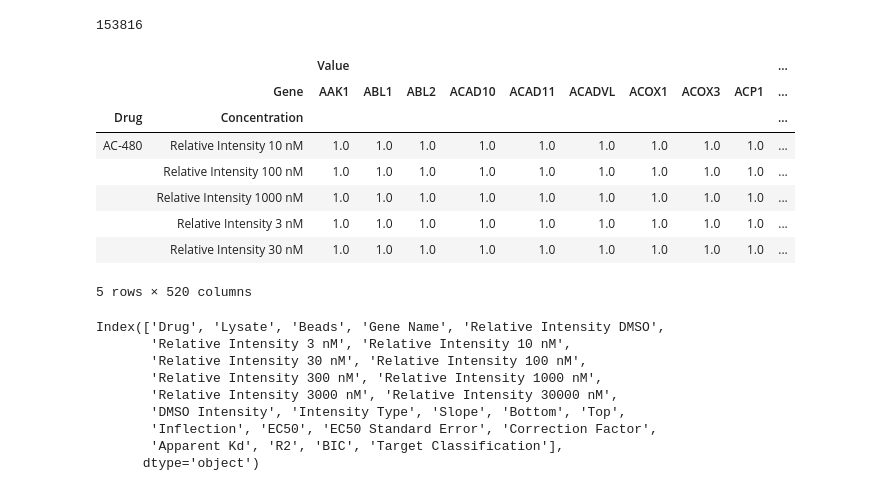
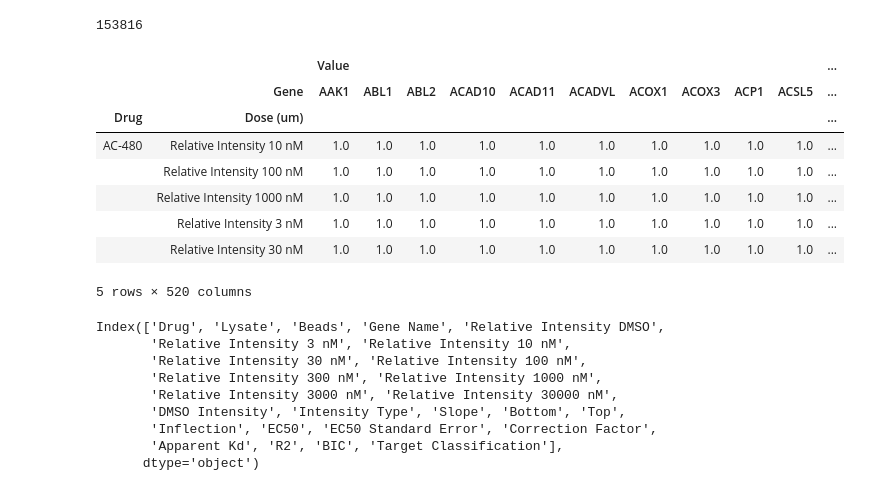
Before and after one commit to gomezlab/PDACperturbations, a Jupyter notebook: src/KlaegerDataProcessing.ipynb, the cells around one changed output. Saved outputs shown, nothing was run; the diff lists cells and outputs as text; code cells hidden in the pictures.

```diff
--- a/src/KlaegerDataProcessing.ipynb
+++ b/src/KlaegerDataProcessing.ipynb
@@ -25,25 +26,25 @@ klaeger
 # %%
 kd = klaeger.melt(id_vars=['Drug', 'Gene Name'],
         value_vars=['Relative Intensity 10 nM',
                    'Relative Intensity 100 nM',
                    'Relative Intensity 3 nM',
                    'Relative Intensity 30 nM',
                    'Relative Intensity 300 nM',
                    'Relative Intensity 1000 nM',
                    'Relative Intensity 3000 nM',
                    'Relative Intensity 30000 nM'])
-kd.columns = ['Drug','Gene','Concentration','Value']
-kd = kd.pivot_table(index=['Drug','Concentration'], columns='Gene').fillna(1.0)
+kd.columns = ['Drug','Gene','Dose (um)','Value']
+kd = kd.pivot_table(index=['Drug','Dose (um)'], columns='Gene').fillna(1.0)
 kd.head()
 # %% [output]
-|  |  | Value |  |  |  |  |  |  |  |  | ... |
-|  | Gene | AAK1 | ABL1 | ABL2 | ACAD10 | ACAD11 | ACADVL | ACOX1 | ACOX3 | ACP1 | ... |
-| Drug | Concentration |  |  |  |  |  |  |  |  |  | ... |
-| AC-480 | Relative Intensity 10 nM | 1.0 | 1.0 | 1.0 | 1.0 | 1.0 | 1.0 | 1.0 | 1.0 | 1.0 | ... |
-|  | Relative Intensity 100 nM | 1.0 | 1.0 | 1.0 | 1.0 | 1.0 | 1.0 | 1.0 | 1.0 | 1.0 | ... |
-|  | Relative Intensity 1000 nM | 1.0 | 1.0 | 1.0 | 1.0 | 1.0 | 1.0 | 1.0 | 1.0 | 1.0 | ... |
-|  | Relative Intensity 3 nM | 1.0 | 1.0 | 1.0 | 1.0 | 1.0 | 1.0 | 1.0 | 1.0 | 1.0 | ... |
-|  | Relative Intensity 30 nM | 1.0 | 1.0 | 1.0 | 1.0 | 1.0 | 1.0 | 1.0 | 1.0 | 1.0 | ... |
+|  |  | Value |  |  |  |  |  |  |  |  |  | ... |
+|  | Gene | AAK1 | ABL1 | ABL2 | ACAD10 | ACAD11 | ACADVL | ACOX1 | ACOX3 | ACP1 | ACSL5 | ... |
+| Drug | Dose (um) |  |  |  |  |  |  |  |  |  |  | ... |
+| AC-480 | Relative Intensity 10 nM | 1.0 | 1.0 | 1.0 | 1.0 | 1.0 | 1.0 | 1.0 | 1.0 | 1.0 | 1.0 | ... |
+|  | Relative Intensity 100 nM | 1.0 | 1.0 | 1.0 | 1.0 | 1.0 | 1.0 | 1.0 | 1.0 | 1.0 | 1.0 | ... |
+|  | Relative Intensity 1000 nM | 1.0 | 1.0 | 1.0 | 1.0 | 1.0 | 1.0 | 1.0 | 1.0 | 1.0 | 1.0 | ... |
+|  | Relative Intensity 3 nM | 1.0 | 1.0 | 1.0 | 1.0 | 1.0 | 1.0 | 1.0 | 1.0 | 1.0 | 1.0 | ... |
+|  | Relative Intensity 30 nM | 1.0 | 1.0 | 1.0 | 1.0 | 1.0 | 1.0 | 1.0 | 1.0 | 1.0 | 1.0 | ... |
 5 rows × 520 columns
 # %%
 data = pd.melt(klaeger, id_vars=['Drug', 'Gene Name'],
```
Also changed, not shown: parts of 15 cells of this notebook, 1 other file.
